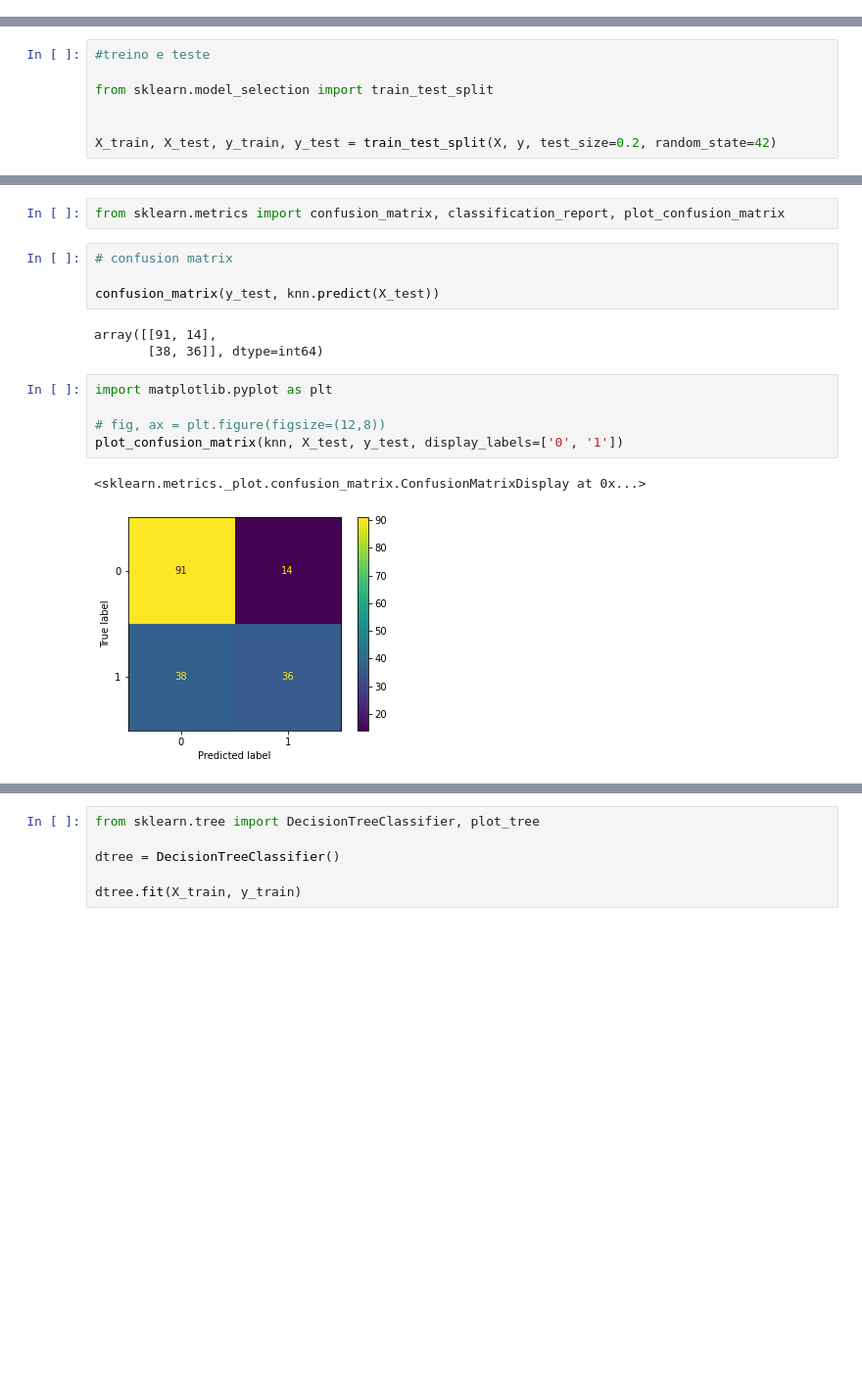
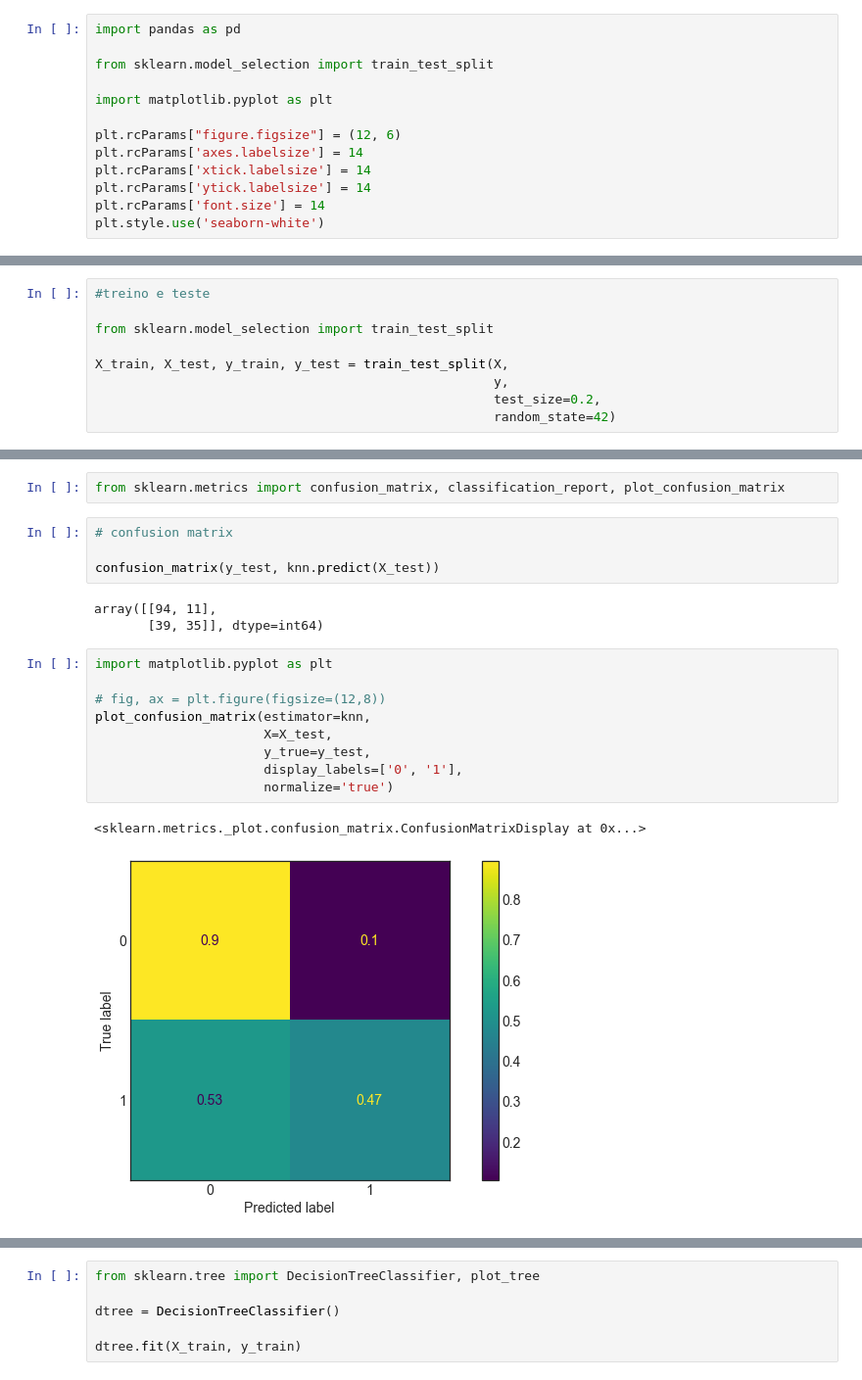
Before and after one commit to DataScienceUFES/titanic_grupo2, a Jupyter notebook: modelagem.ipynb, the cells around one changed output, grey strips where cells are left out. Shown at 98% size. Saved outputs shown, nothing was run; the diff lists cells and outputs as text; blank space fills up the shorter version.

```diff
--- a/modelagem.ipynb
+++ b/modelagem.ipynb
@@ -4,0 +1,13 @@ from sklearn.model_selection import train_test_split
+# %%
+import pandas as pd
+
+from sklearn.model_selection import train_test_split
+
+import matplotlib.pyplot as plt
+
+plt.rcParams["figure.figsize"] = (12, 6)
+plt.rcParams['axes.labelsize'] = 14
+plt.rcParams['xtick.labelsize'] = 14
+plt.rcParams['ytick.labelsize'] = 14
+plt.rcParams['font.size'] = 14
+plt.style.use('seaborn-white')
@@ -106,8 +138,10 @@ y = df_limpo['Survived']
 
 from sklearn.model_selection import train_test_split
 
-
-X_train, X_test, y_train, y_test = train_test_split(X, y, test_size=0.2, random_state=42)
+X_train, X_test, y_train, y_test = train_test_split(X,
+                                                    y,
+                                                    test_size=0.2,
+                                                    random_state=42)
 # %%
 knn.fit(X_train, y_train)
 # %% [output]
@@ -135,13 +169,17 @@ from sklearn.metrics import confusion_matrix, classification_report, plot_confus
 
 confusion_matrix(y_test, knn.predict(X_test))
 # %% [output]
-array([[91, 14],
-       [38, 36]], dtype=int64)
+array([[94, 11],
+       [39, 35]], dtype=int64)
 # %%
 import matplotlib.pyplot as plt
 
 # fig, ax = plt.figure(figsize=(12,8))
-plot_confusion_matrix(knn, X_test, y_test, display_labels=['0', '1'])
+plot_confusion_matrix(estimator=knn,
+                      X=X_test,
+                      y_true=y_test,
+                      display_labels=['0', '1'],
+                      normalize='true')
 # %% [output]
 <sklearn.metrics._plot.confusion_matrix.ConfusionMatrixDisplay at 0x...>
-[figure, old version]
+[figure, new version]
```
Also changed, not shown: parts of 16 cells of this notebook.
